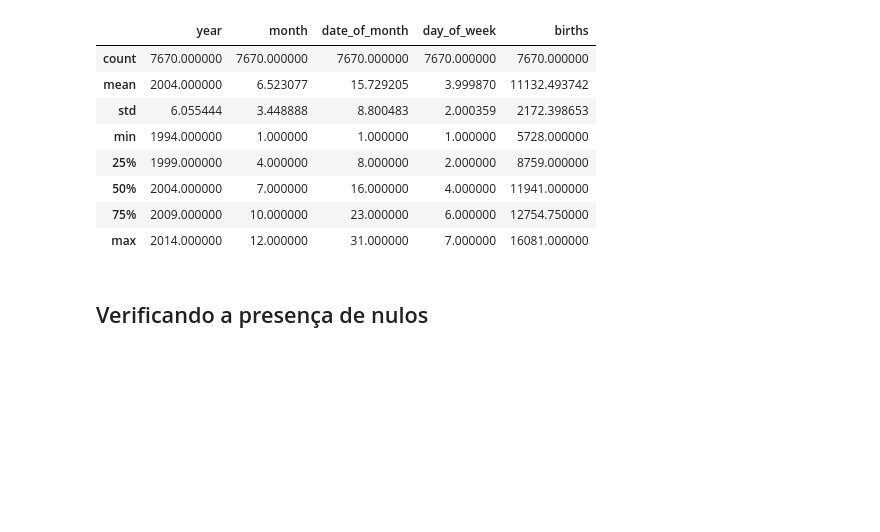
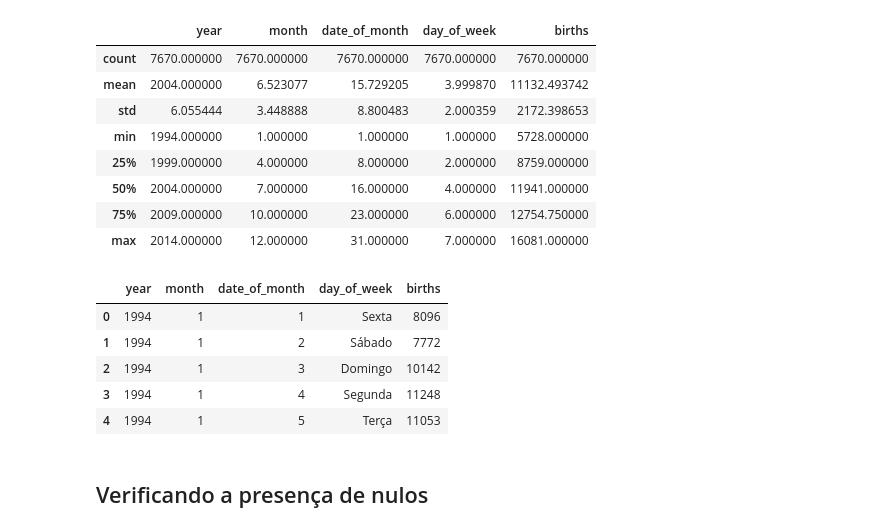
Before and after one commit to julianonicoletti/EDA_nascimentos_Sexta, a Jupyter notebook: nasc_sexta_13.ipynb, the cells around one changed output. Cells and saved outputs as stored; diff of their text form; code cells hidden in the pictures; blank space fills up the shorter version.

```diff
--- a/nasc_sexta_13.ipynb
+++ b/nasc_sexta_13.ipynb
@@ -40,6 +40,28 @@ df.describe(include='all')
 | 50% | 2004.000000 | 7.000000 | 16.000000 | 4.000000 | 11941.000000 |
 | 75% | 2009.000000 | 10.000000 | 23.000000 | 6.000000 | 12754.750000 |
 | max | 2014.000000 | 12.000000 | 31.000000 | 7.000000 | 16081.000000 |
+# %%
+#alterando os valores da coluna day_of_week
+dias_semana = {
+    1: 'Domingo',
+    2: 'Segunda',
+    3: 'Terça',
+    4: 'Quarta',
+    5: 'Quinta',
+    6: 'Sexta',
+    7: 'Sábado'
+}
+
+df['day_of_week'] = df['day_of_week'].map(dias_semana)
+
+df.head()
+# %% [output]
+|  | year | month | date_of_month | day_of_week | births |
+| 0 | 1994 | 1 | 1 | Sexta | 8096 |
+| 1 | 1994 | 1 | 2 | Sábado | 7772 |
+| 2 | 1994 | 1 | 3 | Domingo | 10142 |
+| 3 | 1994 | 1 | 4 | Segunda | 11248 |
+| 4 | 1994 | 1 | 5 | Terça | 11053 |
 # %% [markdown]
 ## Verificando a presença de nulos
 # %%
```
Also changed, not shown: parts of 1 cell of this notebook, 1 other file.
